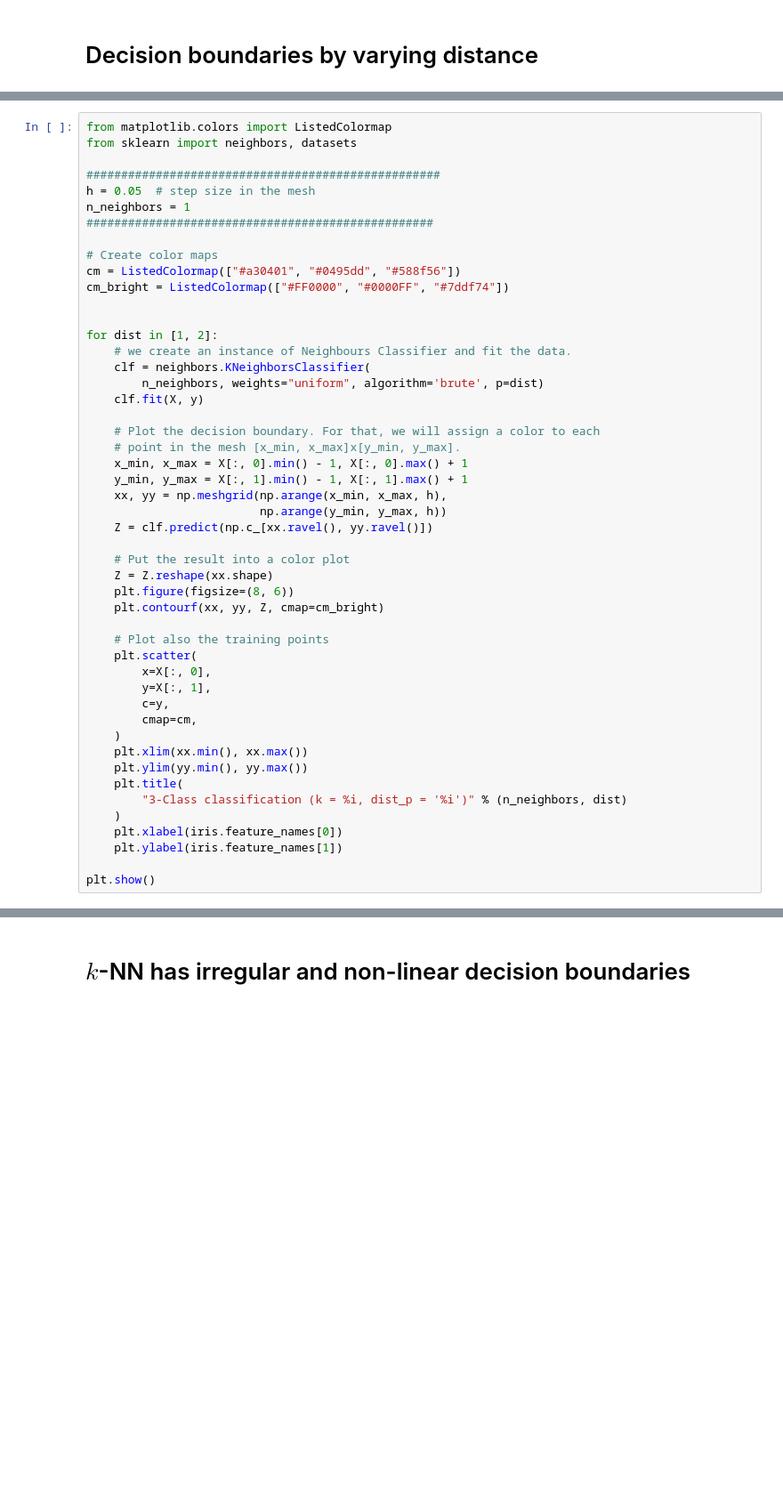
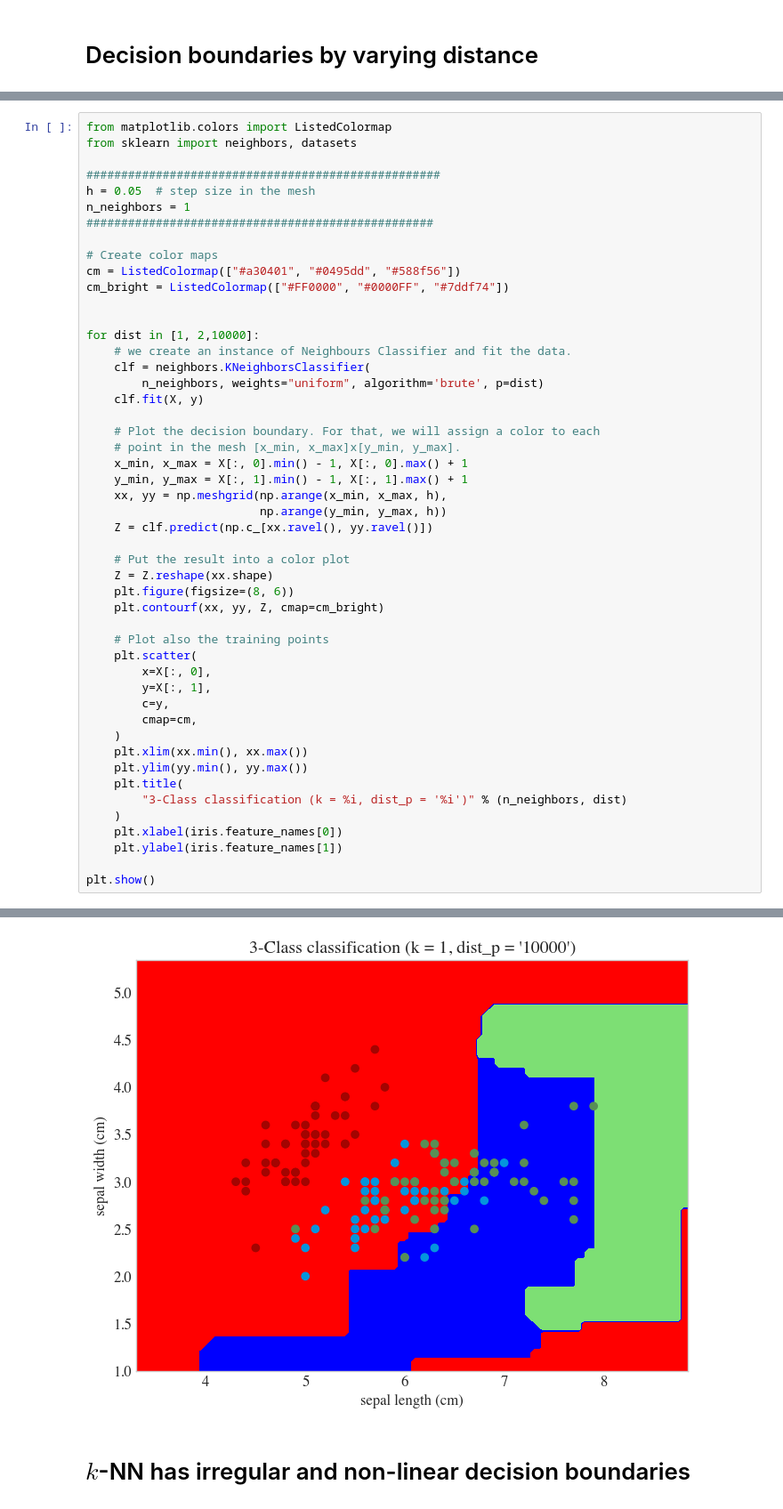
Before and after one commit to iacopomasi/AI-ML-Unit-2, a Jupyter notebook: AA2223/course/08_supervised_learning_knn/08_supervised_learning_knn.ipynb, the cells around one changed output, grey strips where cells are left out. Shown at 89% size. Cells and saved outputs as stored; diff of their text form; blank space fills up the shorter version.

```diff
--- a/AA2223/course/08_supervised_learning_knn/08_supervised_learning_knn.ipynb
+++ b/AA2223/course/08_supervised_learning_knn/08_supervised_learning_knn.ipynb
@@ -791,7 +792,7 @@ cm = ListedColormap(["#a30401", "#0495dd", "#588f56"])
 cm_bright = ListedColormap(["#FF0000", "#0000FF", "#7ddf74"])
 
 
-for dist in [1, 2]:
+for dist in [1, 2,10000]:
     # we create an instance of Neighbours Classifier and fit the data.
     clf = neighbors.KNeighborsClassifier(
         n_neighbors, weights="uniform", algorithm='brute', p=dist)
@@ -802,33 +803,34 @@ for dist in [1, 2]:
     x_min, x_max = X[:, 0].min() - 1, X[:, 0].max() + 1
     y_min, y_max = X[:, 1].min() - 1, X[:, 1].max() + 1
     xx, yy = np.meshgrid(np.arange(x_min, x_max, h),
                          np.arange(y_min, y_max, h))
     Z = clf.predict(np.c_[xx.ravel(), yy.ravel()])
 
     # Put the result into a color plot
     Z = Z.reshape(xx.shape)
     plt.figure(figsize=(8, 6))
     plt.contourf(xx, yy, Z, cmap=cm_bright)
 
     # Plot also the training points
     plt.scatter(
         x=X[:, 0],
         y=X[:, 1],
         c=y,
         cmap=cm,
     )
     plt.xlim(xx.min(), xx.max())
     plt.ylim(yy.min(), yy.max())
     plt.title(
         "3-Class classification (k = %i, dist_p = '%i')" % (n_neighbors, dist)
     )
     plt.xlabel(iris.feature_names[0])
     plt.ylabel(iris.feature_names[1])
 
 plt.show()
 # %% [output]
 [figure]
 [figure]
+[figure, added]
 # %% [markdown]
 # $k$-NN has irregular and non-linear decision boundaries
 # %%
```
Also changed, not shown: parts of 3 cells of this notebook.
